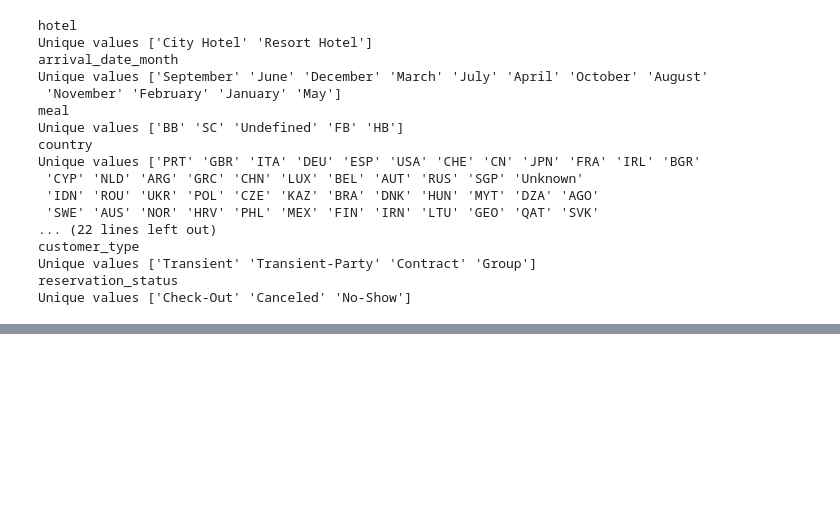
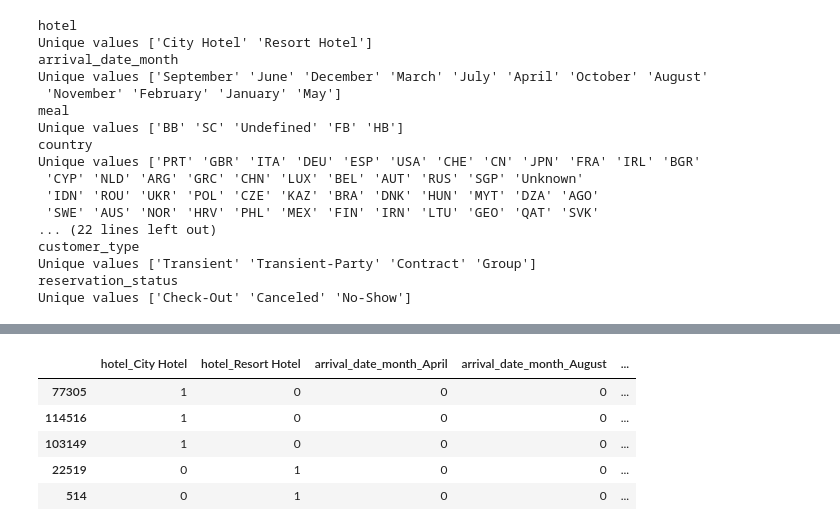
Before and after one commit to Arya-rb/hotel-bookings-eda-and-preprocessing, a Jupyter notebook: Hotel_booking_section1.ipynb, the cells around one changed output, grey strips where cells are left out. Saved outputs shown, nothing was run; the diff lists cells and outputs as text; code cells hidden in the pictures; blank space fills up the shorter version.

```diff
--- a/Hotel_booking_section1.ipynb
+++ b/Hotel_booking_section1.ipynb
@@ -629,0 +664,13 @@ Unique values ['Check-Out' 'Canceled' 'No-Show']
+# %%
+#Concating numerical and categorical columns
+X_train_final = pd.concat([X_train_onehot_df,X_train_num_scaled],axis=1)
+X_test_final = pd.concat([X_test_onehot_df,X_test_num_scaled],axis=1)
+# %%
+X_train_final.head()
+# %% [output]
+|  | hotel_City Hotel | hotel_Resort Hotel | arrival_date_month_April | arrival_date_month_August | ... |
+| 77305 | 1 | 0 | 0 | 0 | ... |
+| 114516 | 1 | 0 | 0 | 0 | ... |
+| 103149 | 1 | 0 | 0 | 0 | ... |
+| 22519 | 0 | 1 | 0 | 0 | ... |
+| 514 | 0 | 1 | 0 | 0 | ... |
```
Also changed, not shown: parts of 10 cells of this notebook.
